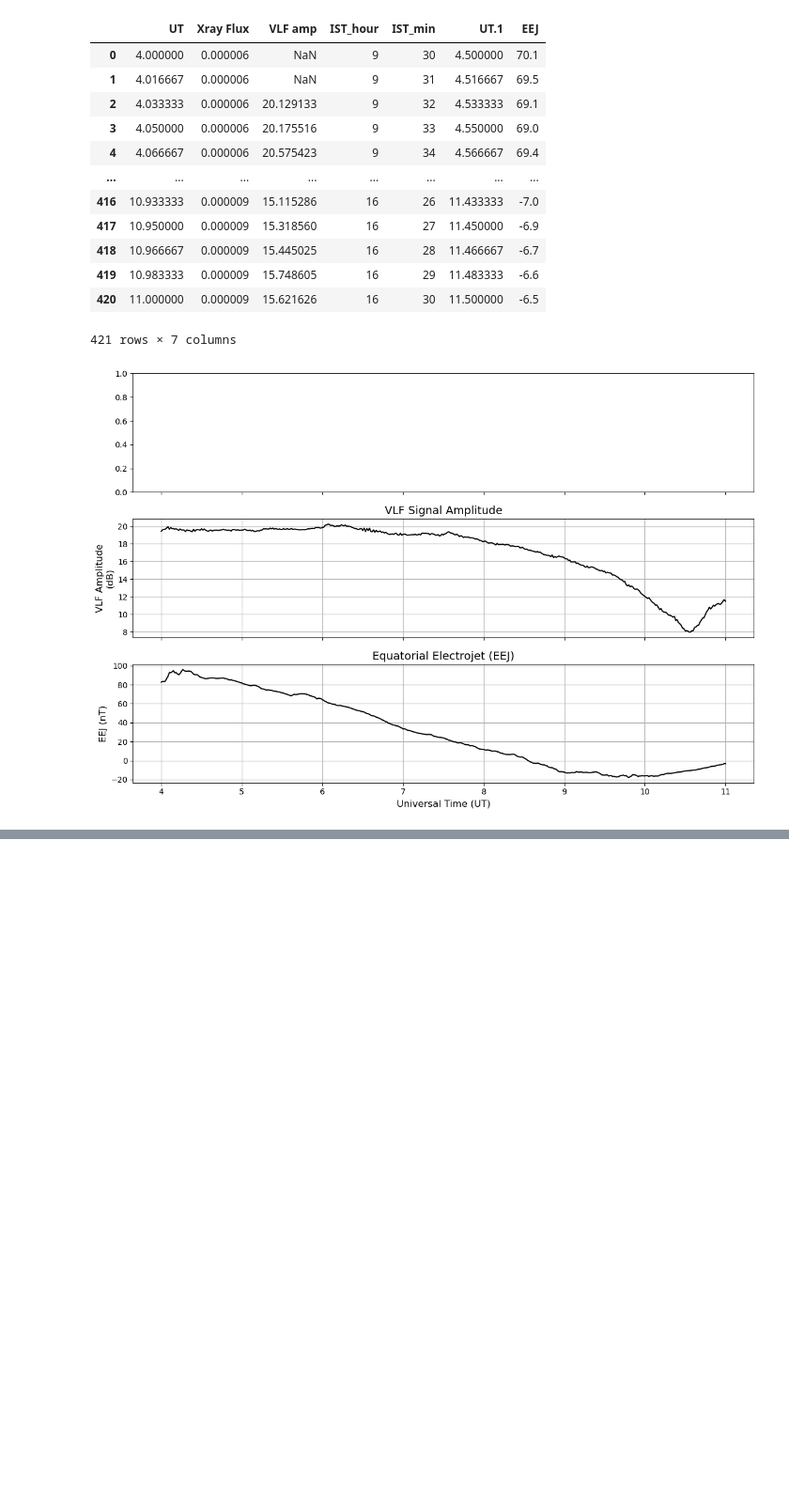
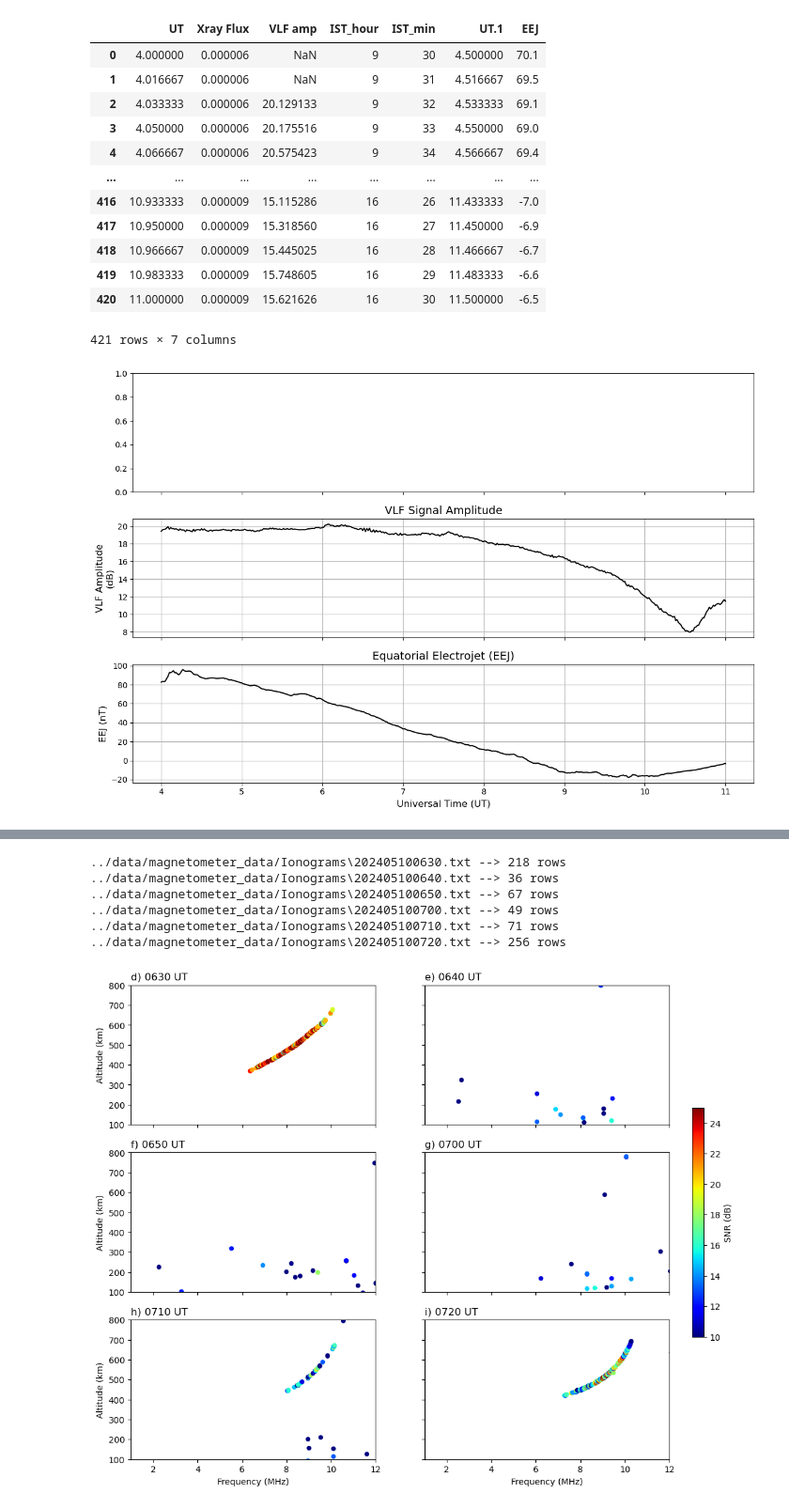
Before and after one commit to GPGN268/SP2025-FP02-solar-flares, a Jupyter notebook: erica_folder/magnetometer_ut_vlf_etc.ipynb, the cells around one changed output, grey strips where cells are left out. Shown at 94% size. Drawn from its saved outputs; the diff is of its cells as text; code cells hidden in the pictures; blank space fills up the shorter version.

Commit message:
Adding working magnetometer graph notebook as well as an updated report notebook filled with Erica's completed graphs and description for each graph.

```diff
--- a/erica_folder/magnetometer_ut_vlf_etc.ipynb
+++ b/erica_folder/magnetometer_ut_vlf_etc.ipynb
@@ -129,0 +103,74 @@ NameError: name 'sc' is not defined
+# %%
+import pandas as pd
+import glob
+
+ionogram_files = sorted(glob.glob('../data/magnetometer_data/Ionograms/*.txt'))  # adjust path if needed
+
+# Check which files have data
+for f in ionogram_files:
+    try:
+        df = pd.read_csv(f, sep=r'\s+', header=0, engine='python', on_bad_lines='skip')
+        if df.shape[0] > 1:
+            print(f"{f} --> {df.shape[0]} rows")
+    except Exception as e:
+        print(f"{f} --> ERROR: {e}")
+# %% [output]
+../data/magnetometer_data/Ionograms\202405100630.txt --> 218 rows
+../data/magnetometer_data/Ionograms\202405100640.txt --> 36 rows
+../data/magnetometer_data/Ionograms\202405100650.txt --> 67 rows
+../data/magnetometer_data/Ionograms\202405100700.txt --> 49 rows
+../data/magnetometer_data/Ionograms\202405100710.txt --> 71 rows
+../data/magnetometer_data/Ionograms\202405100720.txt --> 256 rows
+# %%
+import pandas as pd
+import matplotlib.pyplot as plt
+
+# File paths
+file_paths = [
+    "../data/magnetometer_data/Ionograms/202405100630.txt",
+    "../data/magnetometer_data/Ionograms/202405100640.txt",
+    "../data/magnetometer_data/Ionograms/202405100650.txt",
+    "../data/magnetometer_data/Ionograms/202405100700.txt",
+    "../data/magnetometer_data/Ionograms/202405100710.txt",
+    "../data/magnetometer_data/Ionograms/202405100720.txt"
+]
+time_labels = ['0630 UT', '0640 UT', '0650 UT', '0700 UT', '0710 UT', '0720 UT']
+
+# Plot setup
+fig, axs = plt.subplots(3, 2, figsize=(12, 10), sharex=True, sharey=True)
+axs = axs.ravel()
+scatter_for_colorbar = None
+
+for i, path in enumerate(file_paths):
+    df = pd.read_csv(path, sep=r'\s+', engine='python', skiprows=1, header=None)
+
+    # Extract only Freq, Ht, Amp (columns 5, 6, 7)
+    df = df.iloc[:, [5, 6, 7]]
+    df.columns = ['Freq', 'Ht', 'Amp']
+
+    # Convert to numeric, drop rows with invalid values
+    df = df.apply(pd.to_numeric, errors='coerce').dropna()
+    df = df[(df['Ht'] > 0) & (df['Amp'] > 0)]
+
+    if not df.empty:
+        sc = axs[i].scatter(df['Freq'], df['Ht'], c=df['Amp'], cmap='jet', vmin=10, vmax=25, s=30, edgecolors='none')
+        scatter_for_colorbar = sc
+
+    axs[i].set_title(f"{chr(100 + i)}) {time_labels[i]}", loc='left')
+    axs[i].set_xlim(1, 12)
+    axs[i].set_ylim(100, 800)
+
+# Labeling
+for ax in axs[4:]:
+    ax.set_xlabel("Frequency (MHz)")
+for i in [0, 2, 4]:
+    axs[i].set_ylabel("Altitude (km)")
+
+# Shared colorbar
+if scatter_for_colorbar:
+    cbar = fig.colorbar(scatter_for_colorbar, ax=axs, orientation='vertical', fraction=0.02, pad=0.04)
+    cbar.set_label("SNR (dB)")
+
+plt.show()
+# %% [output]
+[figure, added]
```
Also changed, not shown: parts of 3 cells of this notebook, 1 other file.
